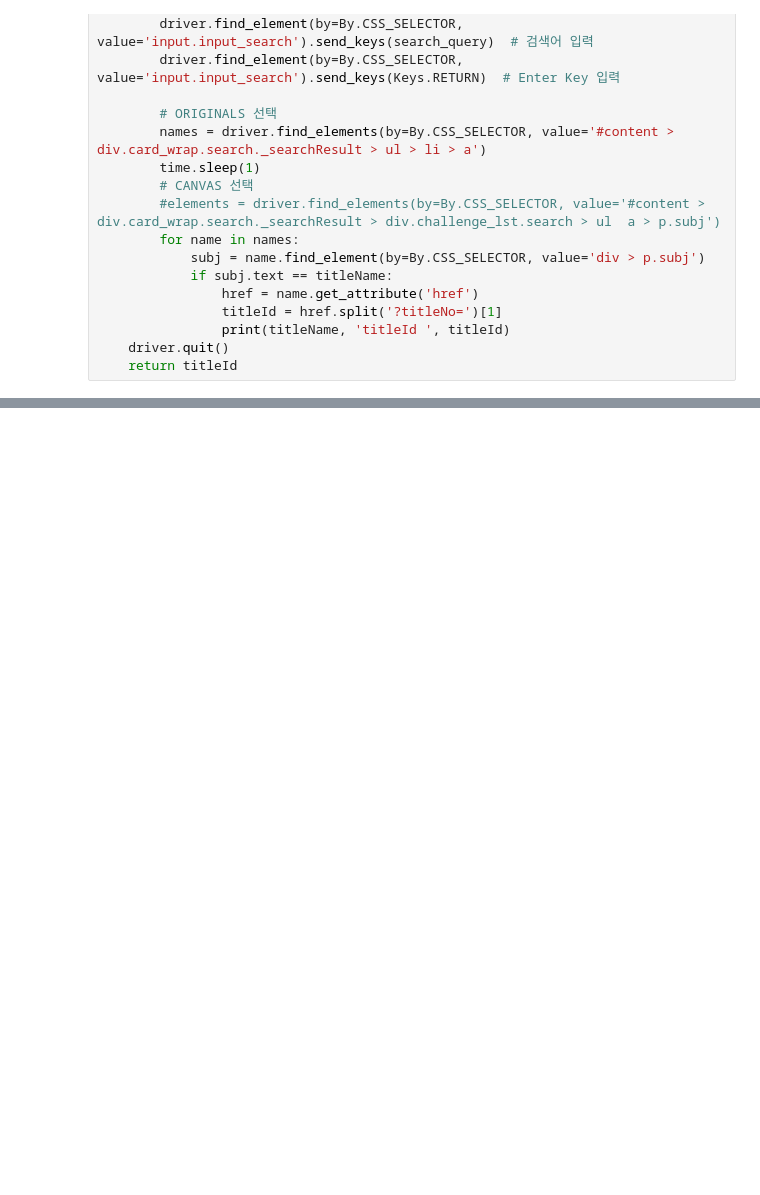
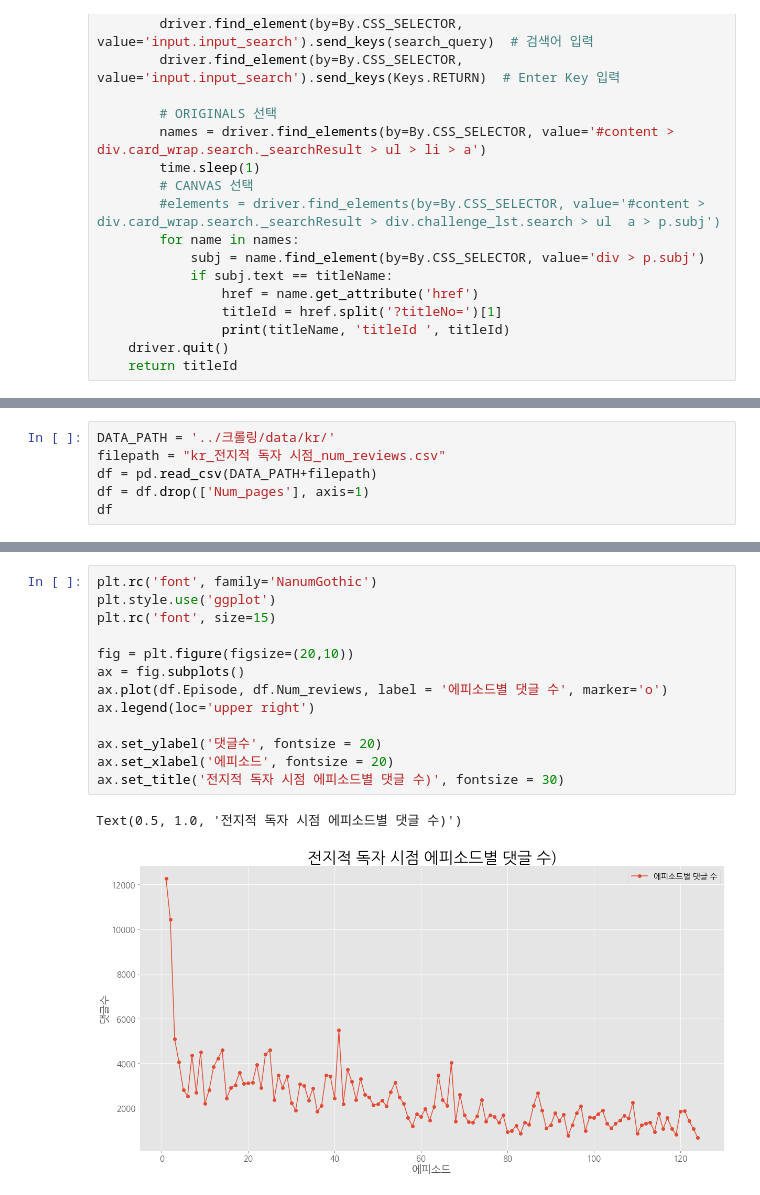
Before and after one commit to jiyaa29/Multicampus-Weekly-Project, a Jupyter notebook: 크롤링/12. 웹툰별 전체 댓글 수집(통합).ipynb, the cells around one changed output, grey strips where cells are left out. Drawn from its saved outputs; the diff is of its cells as text; blank space fills up the shorter version.

Commit message:
에피소드별 댓글 수 추이 시각화

```diff
--- a/크롤링/12. 웹툰별 전체 댓글 수집(통합).ipynb
+++ b/크롤링/12. 웹툰별 전체 댓글 수집(통합).ipynb
@@ -284,0 +363,6 @@ Done.
+# %%
+DATA_PATH = '../크롤링/data/kr/'
+filepath = "kr_전지적 독자 시점_num_reviews.csv"
+df = pd.read_csv(DATA_PATH+filepath)
+df = df.drop(['Num_pages'], axis=1)
+df
@@ -284,0 +387,16 @@ Done.
+# %%
+plt.rc('font', family='NanumGothic')
+plt.style.use('ggplot')
+plt.rc('font', size=15)
+
+fig = plt.figure(figsize=(20,10))
+ax = fig.subplots()
+ax.plot(df.Episode, df.Num_reviews, label = '에피소드별 댓글 수', marker='o')
+ax.legend(loc='upper right')
+
+ax.set_ylabel('댓글수', fontsize = 20)
+ax.set_xlabel('에피소드', fontsize = 20)
+ax.set_title('전지적 독자 시점 에피소드별 댓글 수)', fontsize = 30)
+# %% [output]
+Text(0.5, 1.0, '전지적 독자 시점 에피소드별 댓글 수)')
+[figure, added]
```
Also changed, not shown: parts of 12 cells of this notebook, 1 other file.
